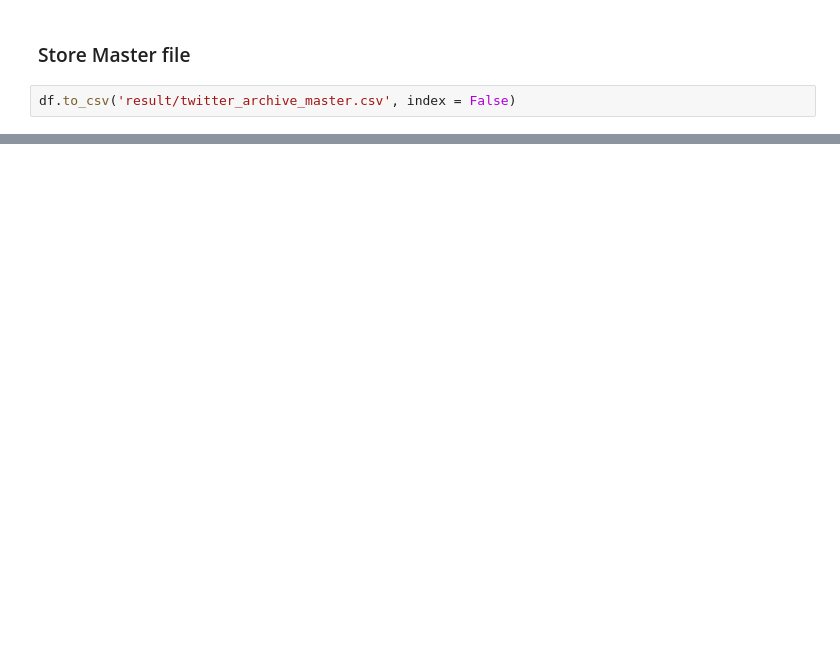
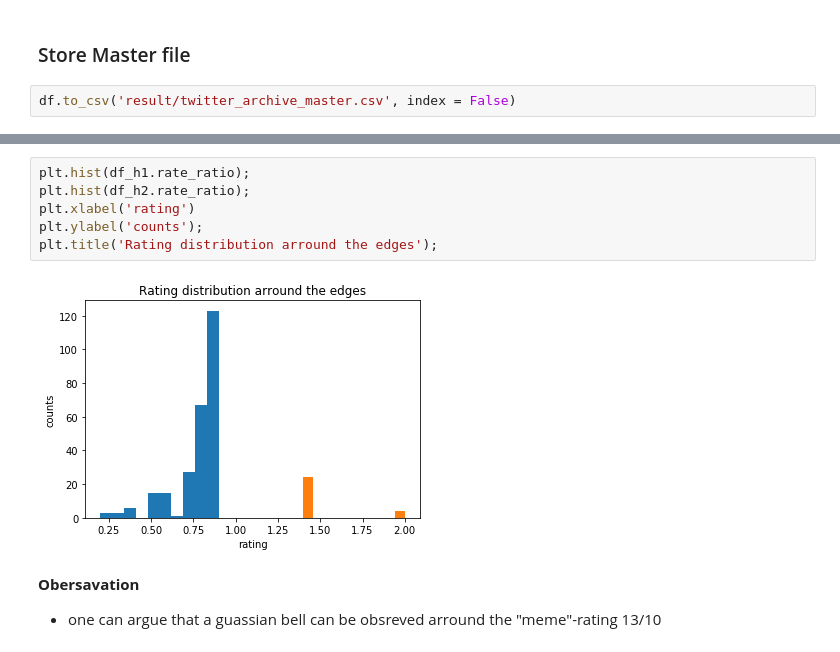
Before and after one commit to UltraViolentLight/Wrangle-We-Rate-Dogs, a Jupyter notebook: wrangle_act.ipynb, the cells around one changed output, grey strips where cells are left out. Drawn from its saved outputs; the diff is of its cells as text; blank space fills up the shorter version.

```diff
--- a/wrangle_act.ipynb
+++ b/wrangle_act.ipynb
@@ -533,0 +596,11 @@ df.to_csv('result/twitter_archive_master.csv', index = False)
+# %%
+plt.hist(df_h1.rate_ratio);
+plt.hist(df_h2.rate_ratio);
+plt.xlabel('rating')
+plt.ylabel('counts');
+plt.title('Rating distribution arround the edges');
+# %% [output]
+[figure, added]
+# %% [markdown]
+**Obersavation**
+- one can argue that  a guassian bell can be obsreved arround the "meme"-rating 13/10
```
Also changed, not shown: parts of 39 cells of this notebook, 2 other files.
